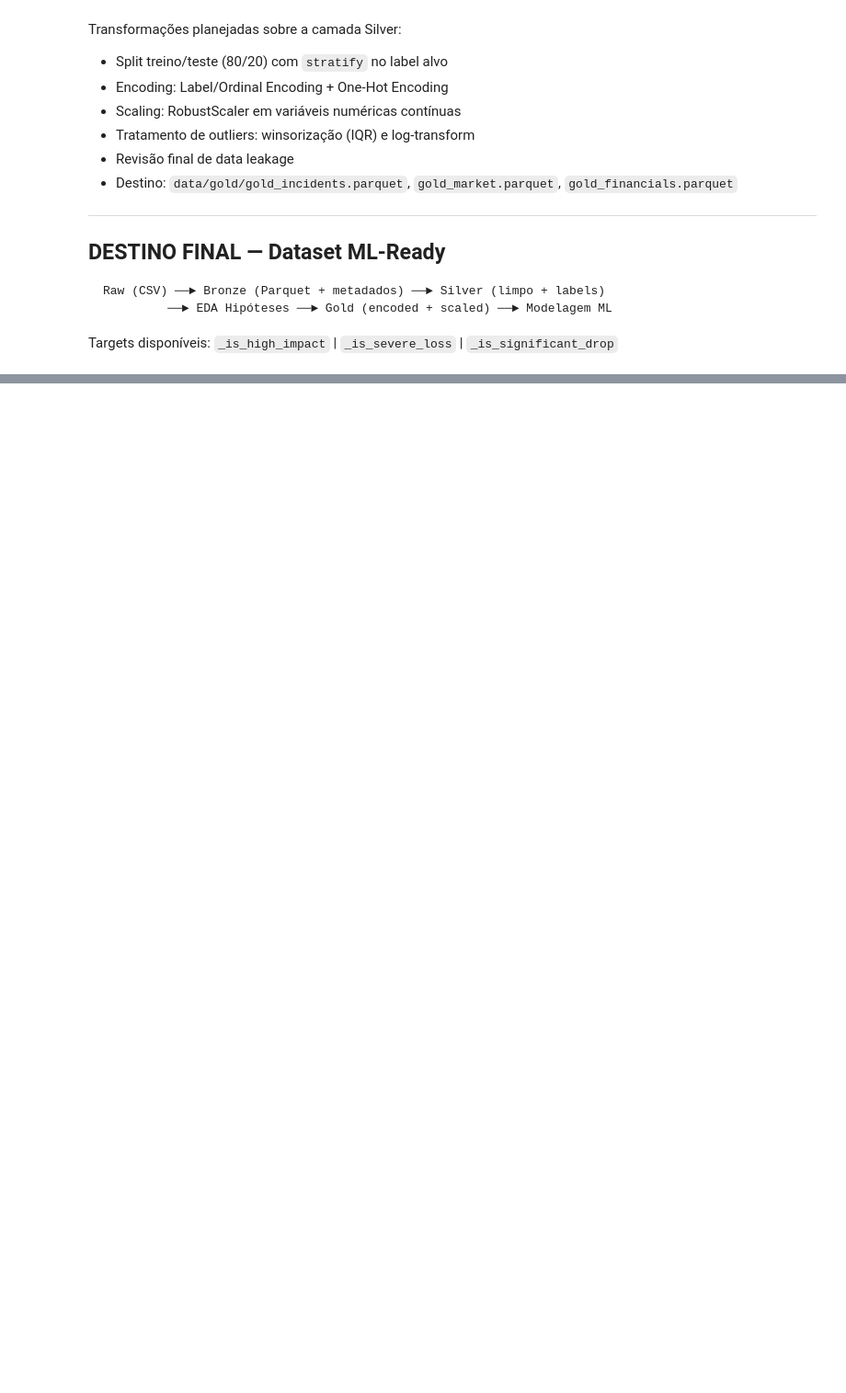
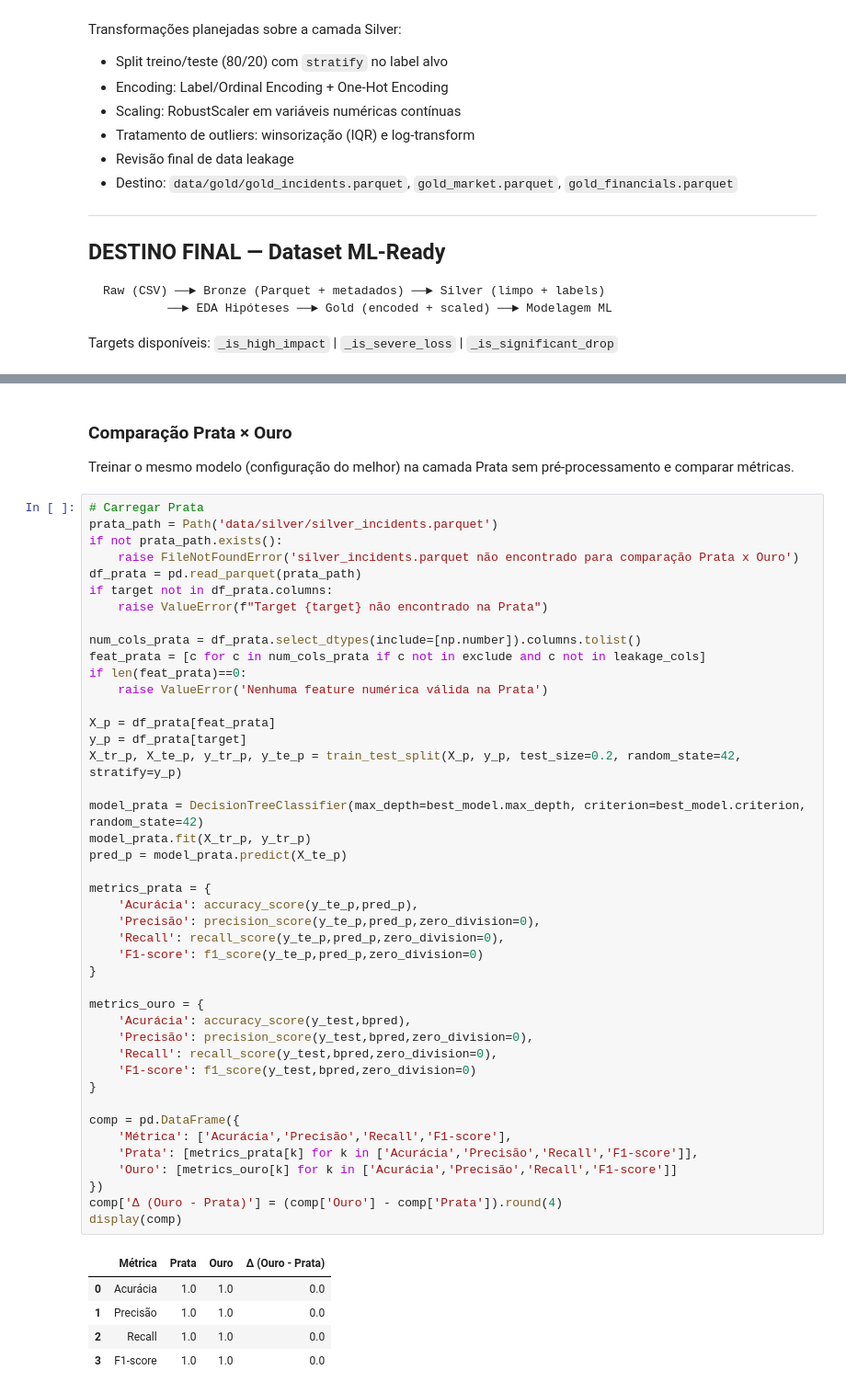
Before and after one commit to RodrigoMrqs/Arquitetura_medalion_para_cyberseguranca, a Jupyter notebook: notebook.ipynb, the cells around one changed output, grey strips where cells are left out. Shown at 92% size. Drawn from its saved outputs; the diff is of its cells as text; blank space fills up the shorter version.

```diff
--- a/notebook.ipynb
+++ b/notebook.ipynb
@@ -1414,0 +1549,52 @@ Targets disponíveis: `_is_high_impact` | `_is_severe_loss` | `_is_significant_d
+# %% [markdown]
+### Comparação Prata × Ouro
+Treinar o mesmo modelo (configuração do melhor) na camada Prata sem pré-processamento e comparar métricas.
+# %%
+# Carregar Prata
+prata_path = Path('data/silver/silver_incidents.parquet')
+if not prata_path.exists():
+    raise FileNotFoundError('silver_incidents.parquet não encontrado para comparação Prata x Ouro')
+df_prata = pd.read_parquet(prata_path)
+if target not in df_prata.columns:
+    raise ValueError(f"Target {target} não encontrado na Prata")
+
+num_cols_prata = df_prata.select_dtypes(include=[np.number]).columns.tolist()
+feat_prata = [c for c in num_cols_prata if c not in exclude and c not in leakage_cols]
+if len(feat_prata)==0:
+    raise ValueError('Nenhuma feature numérica válida na Prata')
+
+X_p = df_prata[feat_prata]
+y_p = df_prata[target]
+X_tr_p, X_te_p, y_tr_p, y_te_p = train_test_split(X_p, y_p, test_size=0.2, random_state=42, stratify=y_p)
+
+model_prata = DecisionTreeClassifier(max_depth=best_model.max_depth, criterion=best_model.criterion, random_state=42)
+model_prata.fit(X_tr_p, y_tr_p)
+pred_p = model_prata.predict(X_te_p)
+
+metrics_prata = {
+    'Acurácia': accuracy_score(y_te_p,pred_p),
+    'Precisão': precision_score(y_te_p,pred_p,zero_division=0),
+    'Recall': recall_score(y_te_p,pred_p,zero_division=0),
+    'F1-score': f1_score(y_te_p,pred_p,zero_division=0)
+}
+
+metrics_ouro = {
+    'Acurácia': accuracy_score(y_test,bpred),
+    'Precisão': precision_score(y_test,bpred,zero_division=0),
+    'Recall': recall_score(y_test,bpred,zero_division=0),
+    'F1-score': f1_score(y_test,bpred,zero_division=0)
+}
+
+comp = pd.DataFrame({
+    'Métrica': ['Acurácia','Precisão','Recall','F1-score'],
+    'Prata': [metrics_prata[k] for k in ['Acurácia','Precisão','Recall','F1-score']],
+    'Ouro': [metrics_ouro[k] for k in ['Acurácia','Precisão','Recall','F1-score']]
+})
+comp['Δ (Ouro - Prata)'] = (comp['Ouro'] - comp['Prata']).round(4)
+display(comp)
+# %% [output]
+|  | Métrica | Prata | Ouro | Δ (Ouro - Prata) |
+| 0 | Acurácia | 1.0 | 1.0 | 0.0 |
+| 1 | Precisão | 1.0 | 1.0 | 0.0 |
+| 2 | Recall | 1.0 | 1.0 | 0.0 |
+| 3 | F1-score | 1.0 | 1.0 | 0.0 |
```
Also changed, not shown: parts of 26 cells of this notebook, 10 other files.
